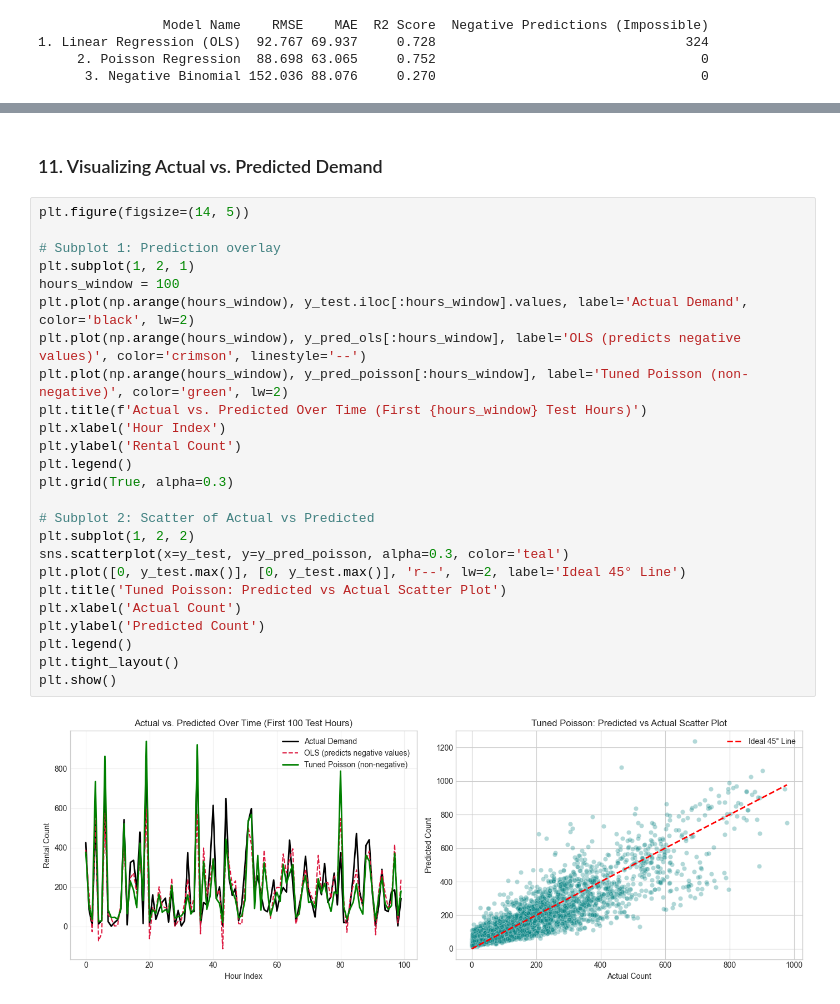
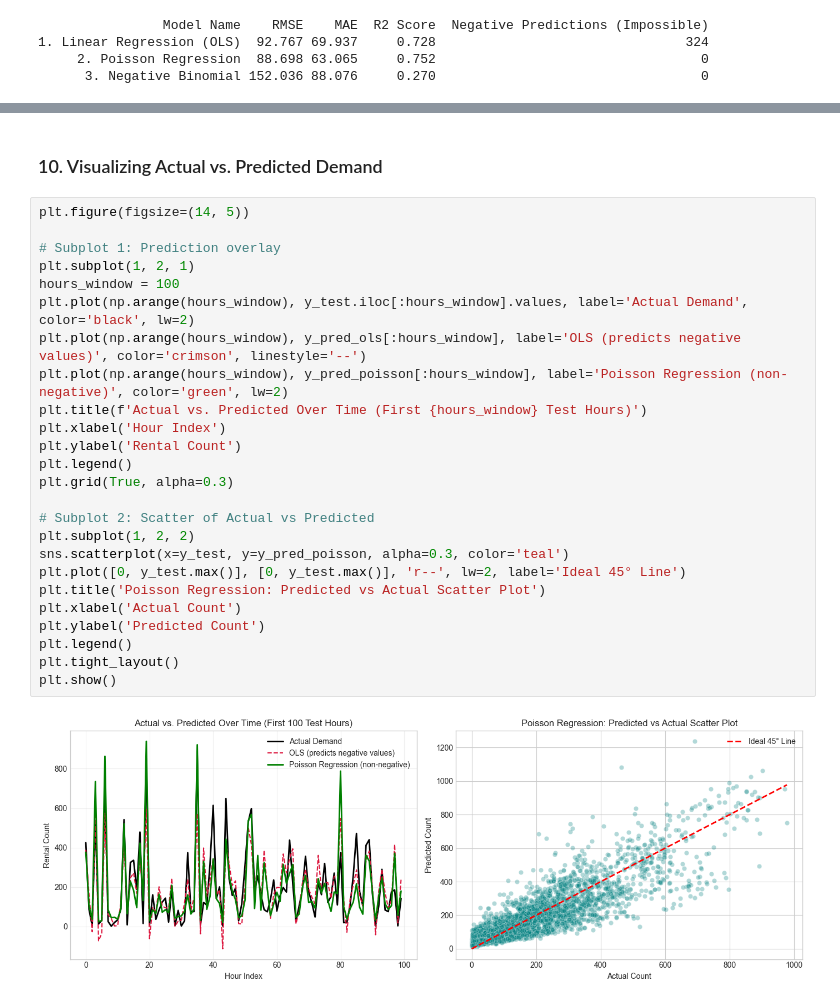
Before and after one commit to A-k-s-h-a-t-2-0/predictive-analytics-bike-sharing, a Jupyter notebook: predictive_analytics_bike_sharing.ipynb, the cells around one changed output, grey strips where cells are left out. Cells and saved outputs as stored; diff of their text form.

Commit message:
Streamline pipeline to 3 core models: OLS, Poisson, and Negative Binomial Regression

```diff
--- a/predictive_analytics_bike_sharing.ipynb
+++ b/predictive_analytics_bike_sharing.ipynb
@@ -360,30 +338,30 @@ Tuned Poisson Test MAE:  62.971
 # %% [markdown]
-### 11. Visualizing Actual vs. Predicted Demand
+### 10. Visualizing Actual vs. Predicted Demand
 # %%
 plt.figure(figsize=(14, 5))
 
 # Subplot 1: Prediction overlay
 plt.subplot(1, 2, 1)
 hours_window = 100
 plt.plot(np.arange(hours_window), y_test.iloc[:hours_window].values, label='Actual Demand', color='black', lw=2)
 plt.plot(np.arange(hours_window), y_pred_ols[:hours_window], label='OLS (predicts negative values)', color='crimson', linestyle='--')
-plt.plot(np.arange(hours_window), y_pred_poisson[:hours_window], label='Tuned Poisson (non-negative)', color='green', lw=2)
+plt.plot(np.arange(hours_window), y_pred_poisson[:hours_window], label='Poisson Regression (non-negative)', color='green', lw=2)
 plt.title(f'Actual vs. Predicted Over Time (First {hours_window} Test Hours)')
 plt.xlabel('Hour Index')
 plt.ylabel('Rental Count')
 plt.legend()
 plt.grid(True, alpha=0.3)
 
 # Subplot 2: Scatter of Actual vs Predicted
 plt.subplot(1, 2, 2)
 sns.scatterplot(x=y_test, y=y_pred_poisson, alpha=0.3, color='teal')
 plt.plot([0, y_test.max()], [0, y_test.max()], 'r--', lw=2, label='Ideal 45° Line')
-plt.title('Tuned Poisson: Predicted vs Actual Scatter Plot')
+plt.title('Poisson Regression: Predicted vs Actual Scatter Plot')
 plt.xlabel('Actual Count')
 plt.ylabel('Predicted Count')
 plt.legend()
 plt.tight_layout()
 plt.show()
 # %% [output]
-[figure, old version]
+[figure, new version]
 # %% [markdown]
```
Also changed, not shown: parts of 5 cells of this notebook, 5 other files.
